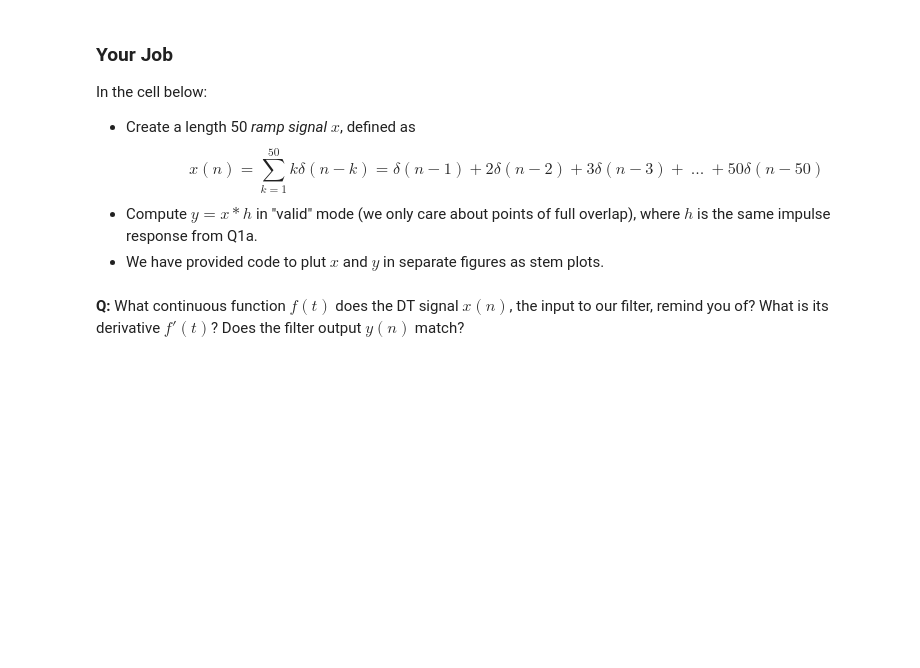
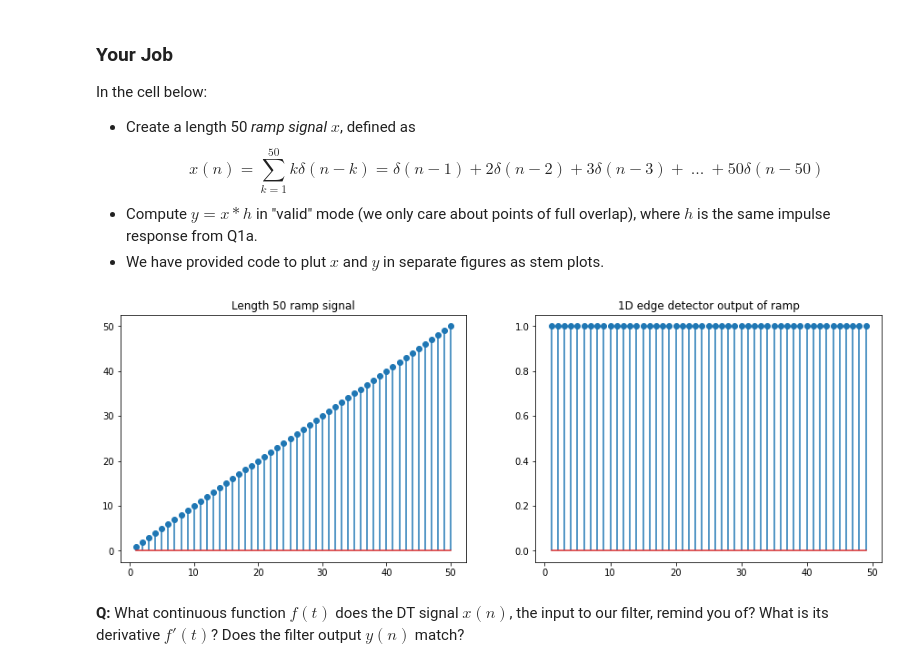
Before and after one commit to lamweicheng/Berkeley-EE120, a Jupyter notebook: lab2.ipynb, the cells around one changed output. Drawn from its saved outputs; the diff is of its cells as text; code cells hidden in the pictures; blank space fills up the shorter version.

```diff
--- a/lab2.ipynb
+++ b/lab2.ipynb
@@ -110,16 +112,16 @@ $$x(n) = \sum_{k = 5}^{9} \delta(n - k) + 3\sum_{k = 10}^{13} \delta(n - k) + 2\
 - Define the edge detector's impulse response $h$, but only at its nonzero points (so that the numpy array representing $h$ contains two elements).
 - Compute $y = x * h$ using np.convolve with "same" for the convolution mode.
 - Finally, run the next cell to plot the results.
-# %%
-def q1a():
-    n = ...
-    h = ...
-    x = ...
-    y = ...
-
-    return n, x, y
-
-n, x, y = q1a()
+# %%
+def q1a():
+    n = np.arange(21) # SOLUTION
+    h = np.array([1, -1]) # SOLUTION
+    x = np.concatenate([np.zeros(5), np.ones(5), 3 * np.ones(4), 2 * np.ones(5), np.zeros(2)]) # SOLUTION
+    y = np.convolve(x, h, 'same') # SOLUTION
+
+    return n, x, y
+
+n, x, y = q1a()
 # %%
 # Plot results
 plt.figure(figsize=(16, 8))
@@ -172,27 +180,29 @@ $$x(n) = \sum_{k=1}^{50} k \delta(n - k) = \delta(n - 1) + 2 \delta(n - 2) + 3 \
 - We have provided code to plut $x$ and $y$ in separate figures as stem plots.
 # %%
 def q1b_ramp():
-    x = ...
-    h = ...
-    y = ...
+    x = np.arange(1, 51) # SOLUTION
+    h = np.array([1, -1]) # SOLUTION
+    y = np.convolve(x, h, "valid") # SOLUTION
 
     return x, y
 
 
 x, y = q1b_ramp()
 
 n_x = np.arange(1, 51)
 n_y = np.arange(1, 50) # y will have one less value, since the convolution method is "valid"
 
 plt.figure(figsize=(15, 5))
 plt.subplot(1, 2, 1)
 plt.title("Length 50 ramp signal")
 plt.stem(n_x, x)
 
 plt.subplot(1, 2, 2)
 plt.title("1D edge detector output of ramp")
 plt.stem(n_y, y)
 plt.show()
+# %% [output]
+[figure, added]
 # %%
 grader.check("q1b-ramp-code")
 # %% [markdown]
```
Also changed, not shown: parts of 31 cells of this notebook.
